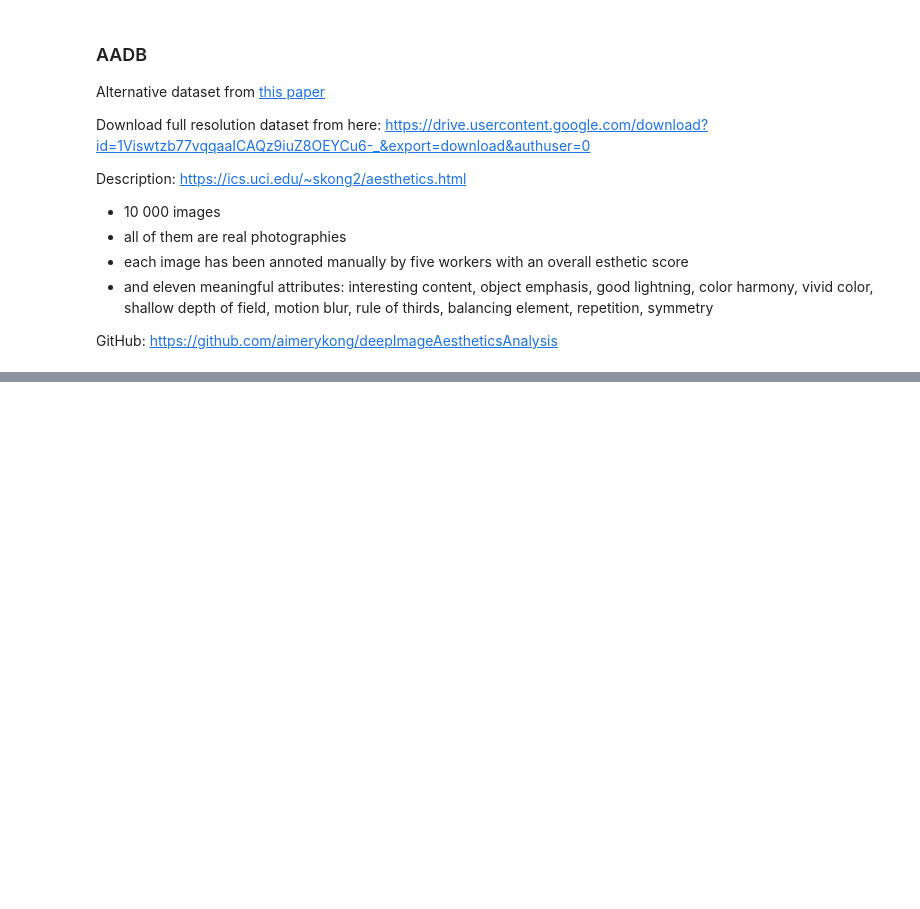
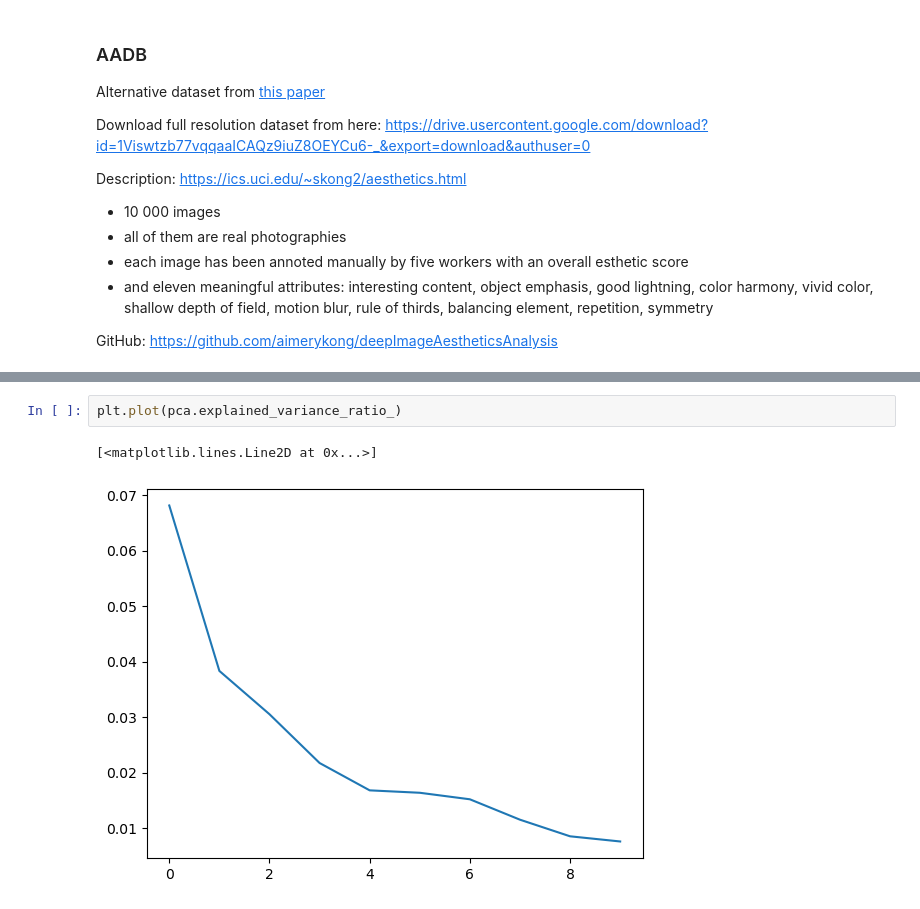
Before and after one commit to eloMG/gen-ai-photography, a Jupyter notebook: esthetic.ipynb, the cells around one changed output, grey strips where cells are left out. Cells and saved outputs as stored; diff of their text form; blank space fills up the shorter version.

```diff
--- a/esthetic.ipynb
+++ b/esthetic.ipynb
@@ -192,0 +197,5 @@ plt.show()
+# %%
+plt.plot(pca.explained_variance_ratio_)
+# %% [output]
+[<matplotlib.lines.Line2D at 0x...>]
+[figure, added]
```
Also changed, not shown: parts of 15 cells of this notebook.
